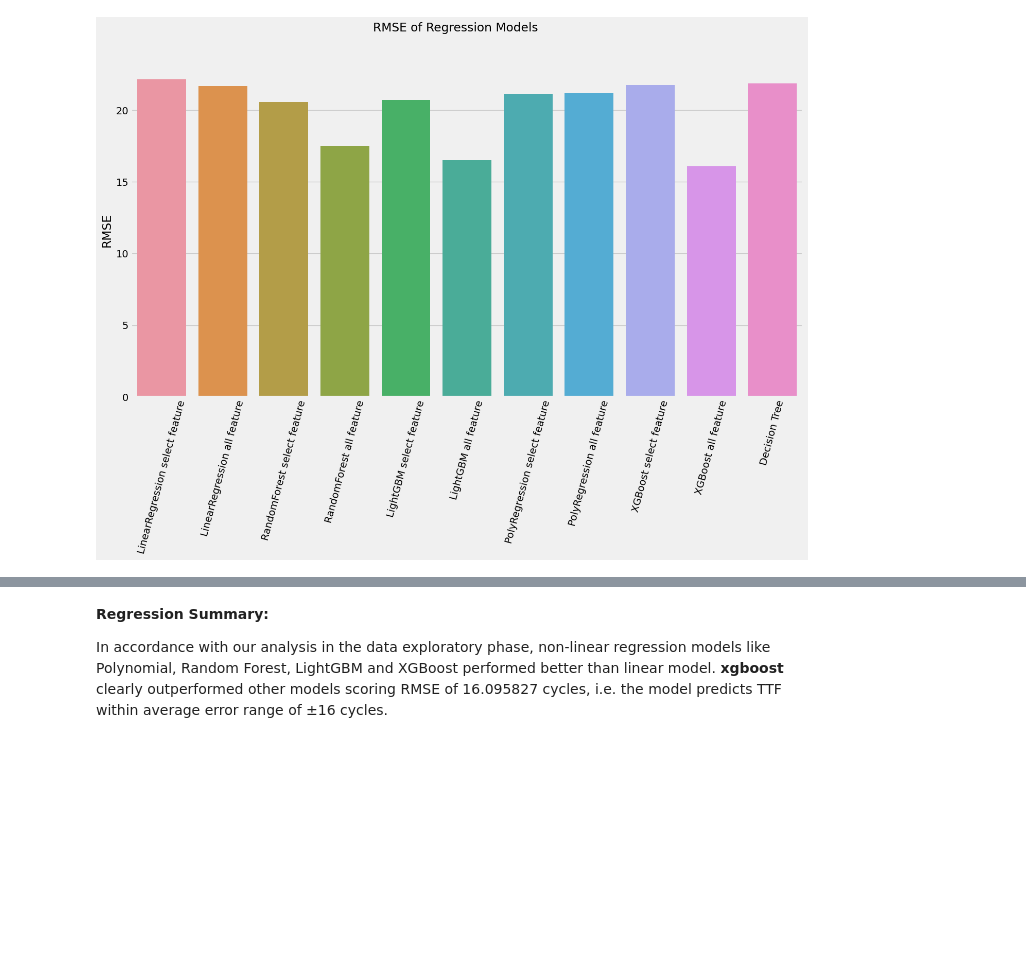
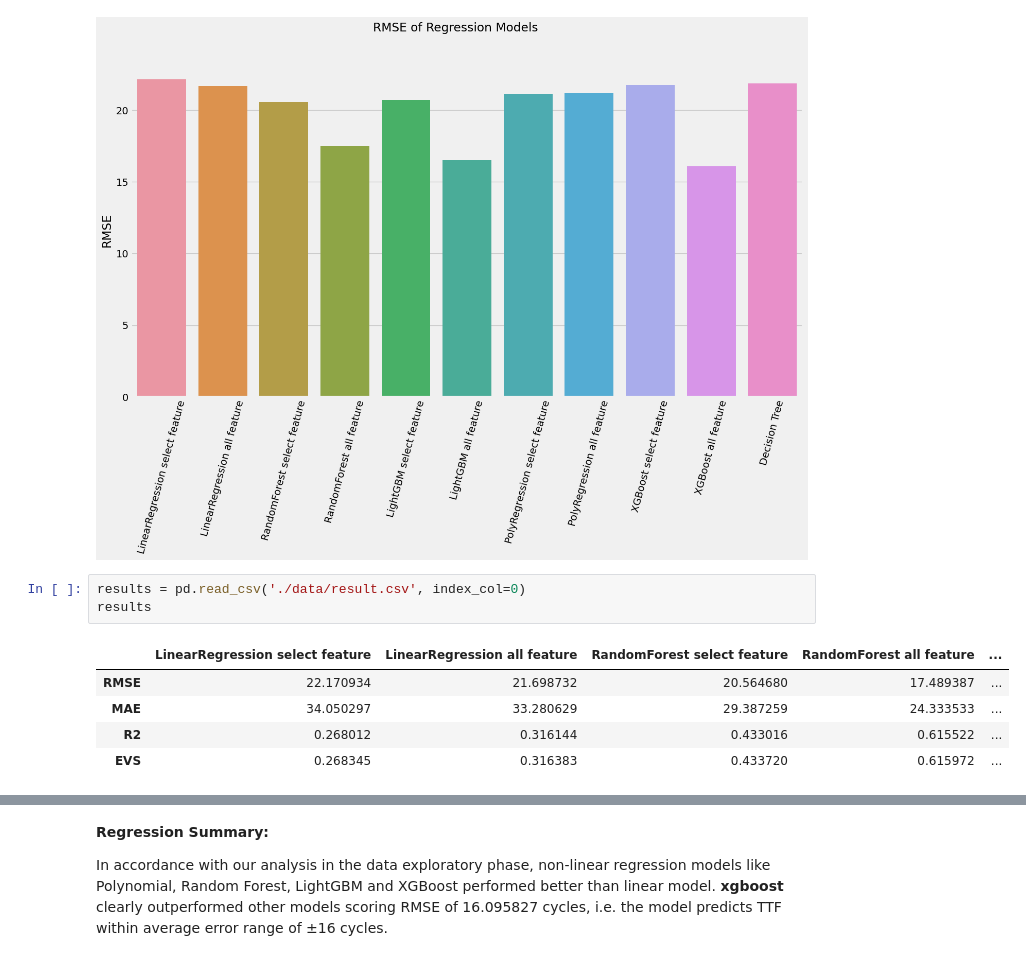
Before and after one commit to Abdelrahman898/predictive-maintenance, a Jupyter notebook: model_selection_regression.ipynb, the cells around one changed output, grey strips where cells are left out. Drawn from its saved outputs; the diff is of its cells as text; blank space fills up the shorter version.

```diff
--- a/model_selection_regression.ipynb
+++ b/model_selection_regression.ipynb
@@ -844,3 +844,12 @@ plt.xticks(rotation=75)
 plt.show()
 # %% [output]
 [figure]
+# %%
+results = pd.read_csv('./data/result.csv', index_col=0)
+results
+# %% [output]
+|  | LinearRegression select feature | LinearRegression all feature | RandomForest select feature | RandomForest all feature | ... |
+| RMSE | 22.170934 | 21.698732 | 20.564680 | 17.489387 | ... |
+| MAE | 34.050297 | 33.280629 | 29.387259 | 24.333533 | ... |
+| R2 | 0.268012 | 0.316144 | 0.433016 | 0.615522 | ... |
+| EVS | 0.268345 | 0.316383 | 0.433720 | 0.615972 | ... |
```
Also changed, not shown: parts of 1 cell of this notebook, 3 other files.
